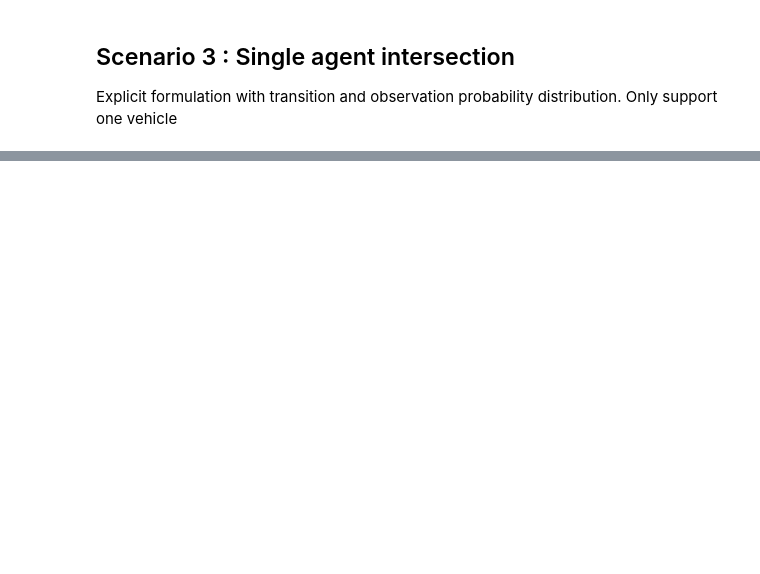
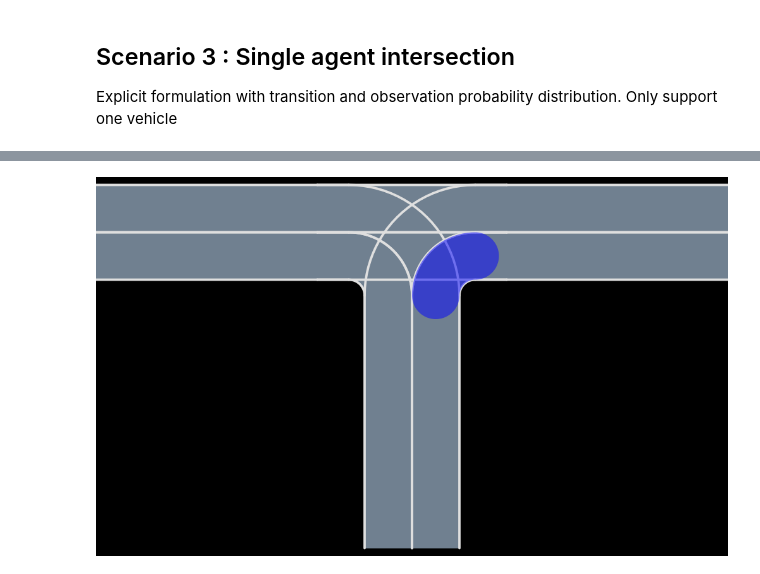
Before and after one commit to sisl/AutomotivePOMDPs.jl, a Jupyter notebook: test.ipynb, the cells around one changed output, grey strips where cells are left out. Saved outputs shown, nothing was run; the diff lists cells and outputs as text; code cells hidden in the pictures; blank space fills up the shorter version.

```diff
--- a/test.ipynb
+++ b/test.ipynb
@@ -405,2 +170,0 @@ get_true_roadway (generic function with 1 method)
-# %%
-roadway = get_true_roadway();
@@ -408,0 +189,3 @@ roadway = get_true_roadway();
+# %%
+env = IntersectionEnv(TInterParams(nlanes_main = 1))
+pomdp = OIPOMDP(env=env, ΔT=0.5, max_cars=10);
@@ -408,0 +213,22 @@ roadway = get_true_roadway();
+# %%
+using Interact
+
+scene = Scene()
+
+type LaneOverlay <: SceneOverlay
+    lane::Lane
+    color::Colorant
+end
+function AutoViz.render!(rendermodel::RenderModel, overlay::LaneOverlay, scene::Scene, roadway::Roadway)
+    render!(rendermodel, overlay.lane, roadway, color_asphalt=overlay.color)
+    return rendermodel
+end
+
+# @manipulate for i in 1 : length(env.roadway.segments)
+#     AutoViz.render(scene, env.roadway, [LaneOverlay(env.roadway[LaneTag(i,1)], RGBA(0.0,0.0,1.0,0.5))], cam=FitToContentCamera(0.))
+# end
+
+i=15
+AutoViz.render(scene, env.roadway, [LaneOverlay(env.roadway[LaneTag(i,1)], RGBA(0.0,0.0,1.0,0.5))], cam=FitToContentCamera(0.))
+# %% [output]
+[figure, added]
```
Also changed, not shown: parts of 58 cells of this notebook, 14 other files.
